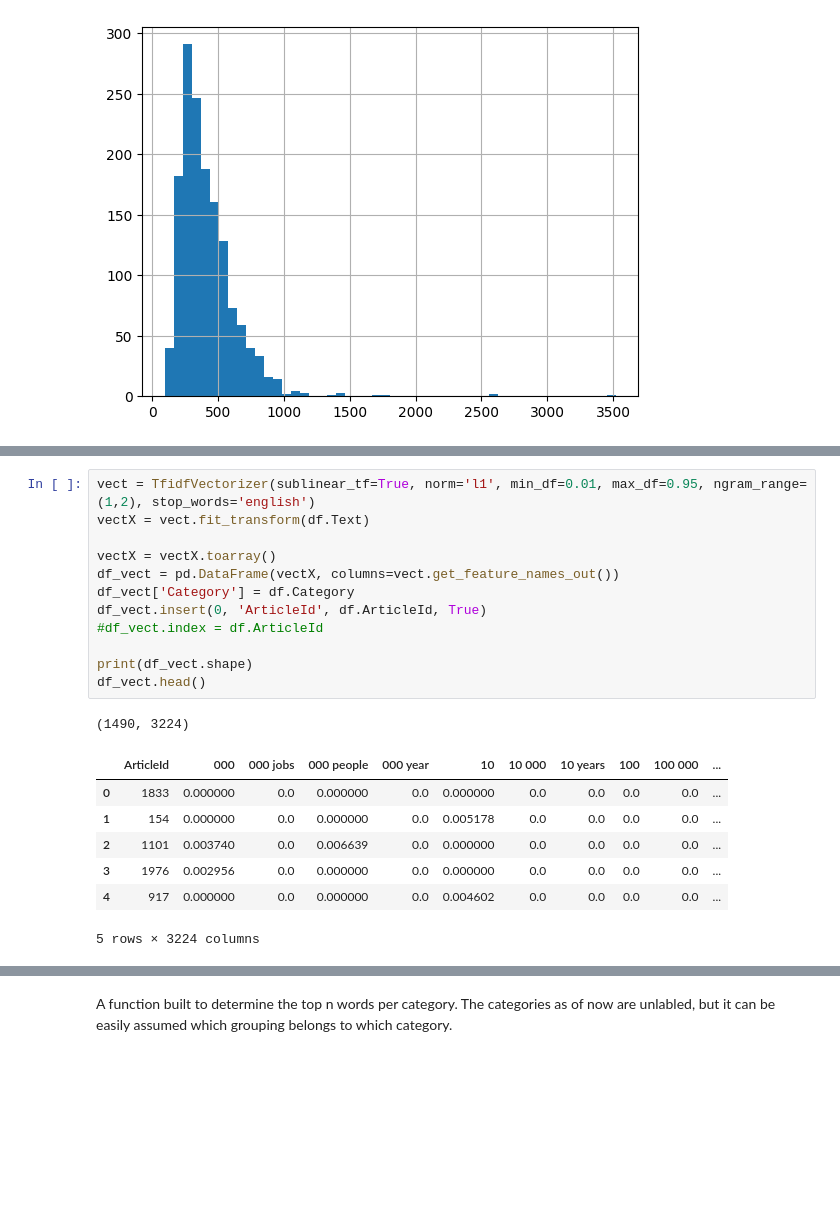
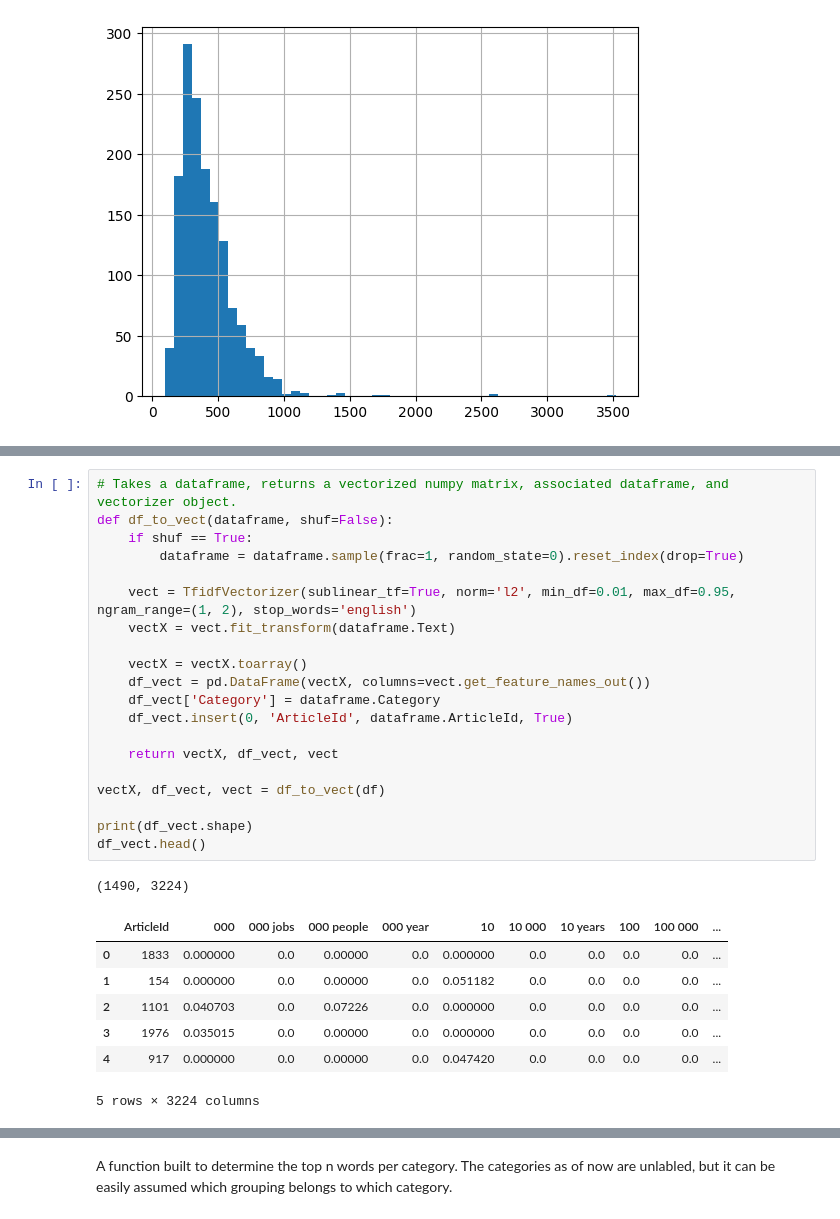
Before and after one commit to iansind/news-article-classification, a Jupyter notebook: BBC_text_classification.ipynb, the cells around one changed output, grey strips where cells are left out. Saved outputs shown, nothing was run; the diff lists cells and outputs as text; blank space fills up the shorter version.

```diff
--- a/BBC_text_classification.ipynb
+++ b/BBC_text_classification.ipynb
@@ -50,22 +66,30 @@ The text is vectorized to allow for processing by the models. An L1 loss functio
 # %%
-vect = TfidfVectorizer(sublinear_tf=True, norm='l1', min_df=0.01, max_df=0.95, ngram_range=(1,2), stop_words='english')
-vectX = vect.fit_transform(df.Text)
+# Takes a dataframe, returns a vectorized numpy matrix, associated dataframe, and vectorizer object.
+def df_to_vect(dataframe, shuf=False):
+    if shuf == True:
+        dataframe = dataframe.sample(frac=1, random_state=0).reset_index(drop=True)
 
-vectX = vectX.toarray()
-df_vect = pd.DataFrame(vectX, columns=vect.get_feature_names_out())
-df_vect['Category'] = df.Category
-df_vect.insert(0, 'ArticleId', df.ArticleId, True)
-#df_vect.index = df.ArticleId
+    vect = TfidfVectorizer(sublinear_tf=True, norm='l2', min_df=0.01, max_df=0.95, ngram_range=(1, 2), stop_words='english')
+    vectX = vect.fit_transform(dataframe.Text)
+
+    vectX = vectX.toarray()
+    df_vect = pd.DataFrame(vectX, columns=vect.get_feature_names_out())
+    df_vect['Category'] = dataframe.Category
+    df_vect.insert(0, 'ArticleId', dataframe.ArticleId, True)
+
+    return vectX, df_vect, vect
+
+vectX, df_vect, vect = df_to_vect(df)
 
 print(df_vect.shape)
 df_vect.head()
 # %% [output]
 (1490, 3224)
 |  | ArticleId | 000 | 000 jobs | 000 people | 000 year | 10 | 10 000 | 10 years | 100 | 100 000 | ... |
-| 0 | 1833 | 0.000000 | 0.0 | 0.000000 | 0.0 | 0.000000 | 0.0 | 0.0 | 0.0 | 0.0 | ... |
-| 1 | 154 | 0.000000 | 0.0 | 0.000000 | 0.0 | 0.005178 | 0.0 | 0.0 | 0.0 | 0.0 | ... |
-| 2 | 1101 | 0.003740 | 0.0 | 0.006639 | 0.0 | 0.000000 | 0.0 | 0.0 | 0.0 | 0.0 | ... |
-| 3 | 1976 | 0.002956 | 0.0 | 0.000000 | 0.0 | 0.000000 | 0.0 | 0.0 | 0.0 | 0.0 | ... |
-| 4 | 917 | 0.000000 | 0.0 | 0.000000 | 0.0 | 0.004602 | 0.0 | 0.0 | 0.0 | 0.0 | ... |
+| 0 | 1833 | 0.000000 | 0.0 | 0.00000 | 0.0 | 0.000000 | 0.0 | 0.0 | 0.0 | 0.0 | ... |
+| 1 | 154 | 0.000000 | 0.0 | 0.00000 | 0.0 | 0.051182 | 0.0 | 0.0 | 0.0 | 0.0 | ... |
+| 2 | 1101 | 0.040703 | 0.0 | 0.07226 | 0.0 | 0.000000 | 0.0 | 0.0 | 0.0 | 0.0 | ... |
+| 3 | 1976 | 0.035015 | 0.0 | 0.00000 | 0.0 | 0.000000 | 0.0 | 0.0 | 0.0 | 0.0 | ... |
+| 4 | 917 | 0.000000 | 0.0 | 0.00000 | 0.0 | 0.047420 | 0.0 | 0.0 | 0.0 | 0.0 | ... |
 5 rows × 3224 columns
 # %%
```
Also changed, not shown: parts of 45 cells of this notebook.
